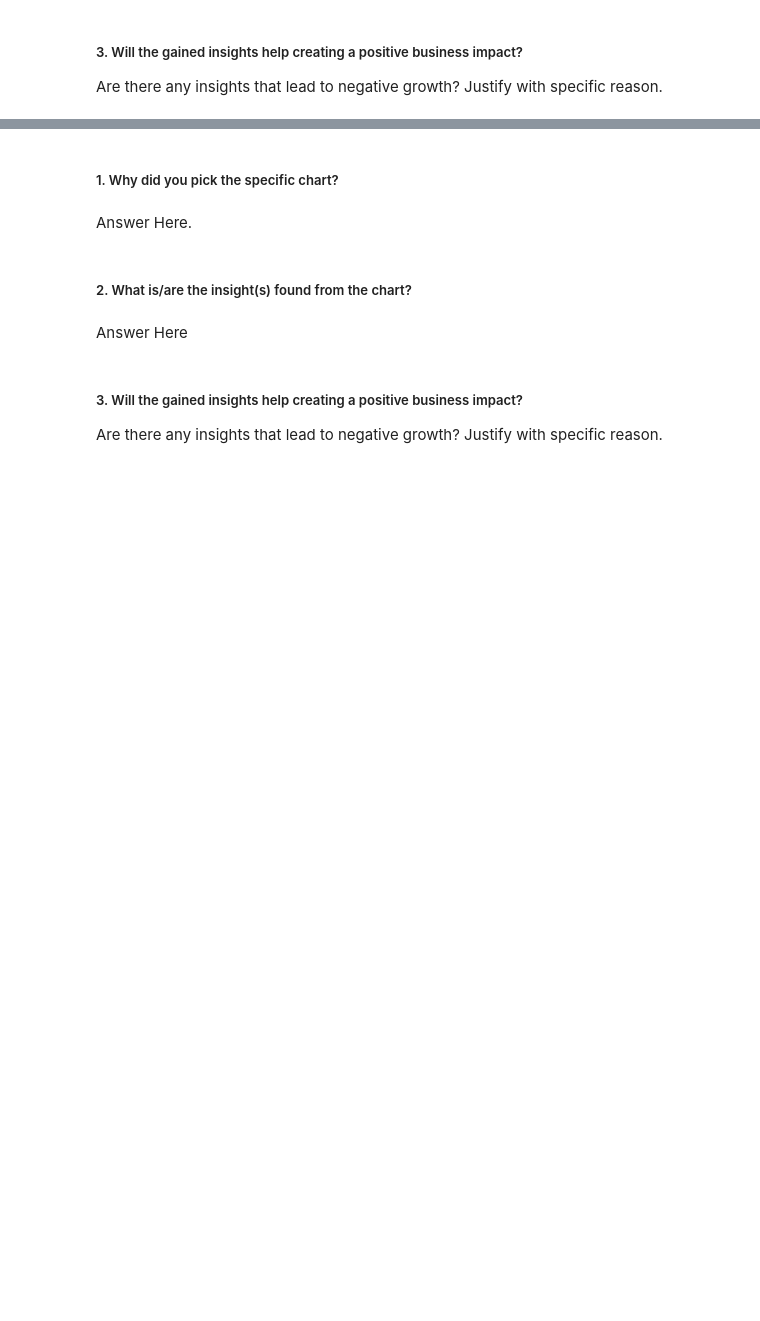
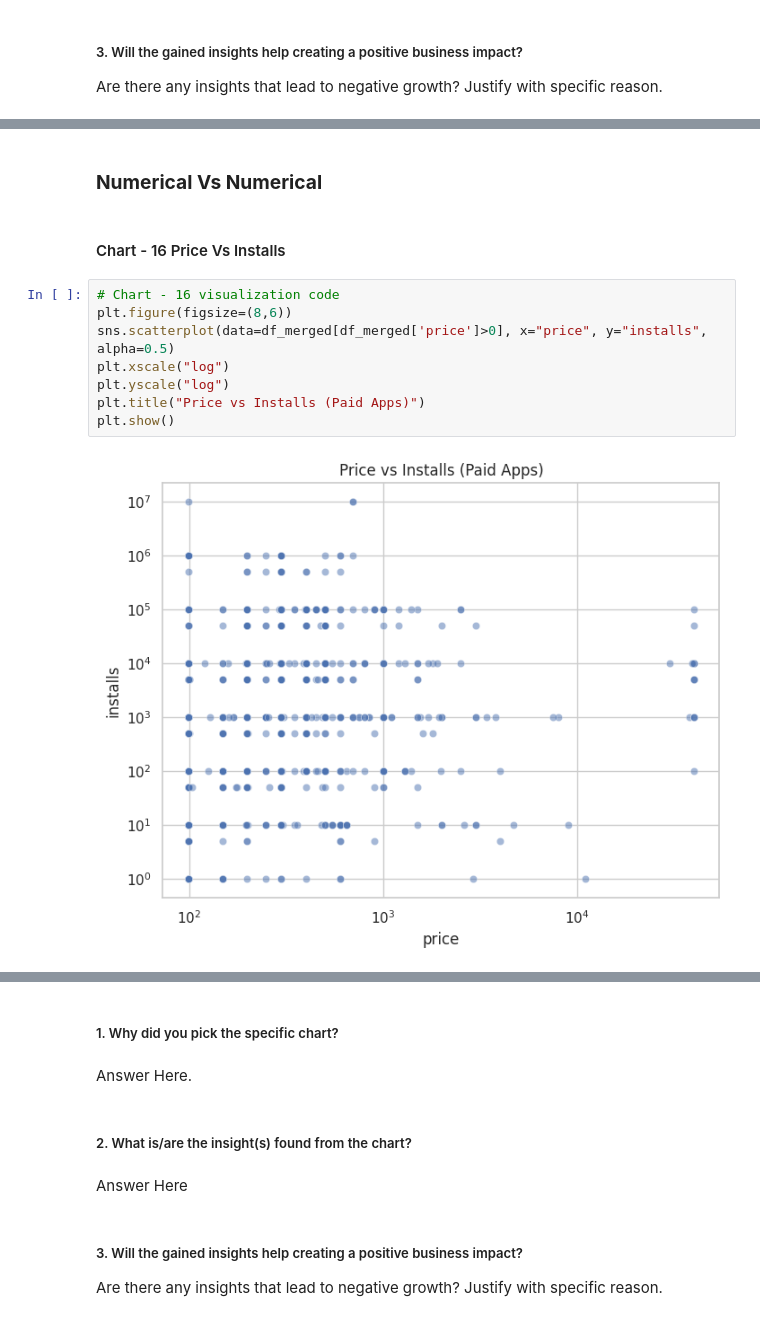
Before and after one commit to Sagarjain93/Google-Playstore-Reviews, a Jupyter notebook: Google_Playstore_App_Review_.ipynb, the cells around one changed output, grey strips where cells are left out. Drawn from its saved outputs; the diff is of its cells as text; blank space fills up the shorter version.

Commit message:
Start Bi-variate Analysis of Numerical vs Numerical Columns

```diff
--- a/Google_Playstore_App_Review_.ipynb
+++ b/Google_Playstore_App_Review_.ipynb
@@ -1469,0 +1490,14 @@ Answer Here
+# %% [markdown]
+### **Numerical Vs Numerical**
+# %% [markdown]
+#### Chart - 16 Price Vs Installs
+# %%
+# Chart - 16 visualization code
+plt.figure(figsize=(8,6))
+sns.scatterplot(data=df_merged[df_merged['price']>0], x="price", y="installs", alpha=0.5)
+plt.xscale("log")
+plt.yscale("log")
+plt.title("Price vs Installs (Paid Apps)")
+plt.show()
+# %% [output]
+[figure, added]
```
Also changed, not shown: parts of 32 cells of this notebook.
